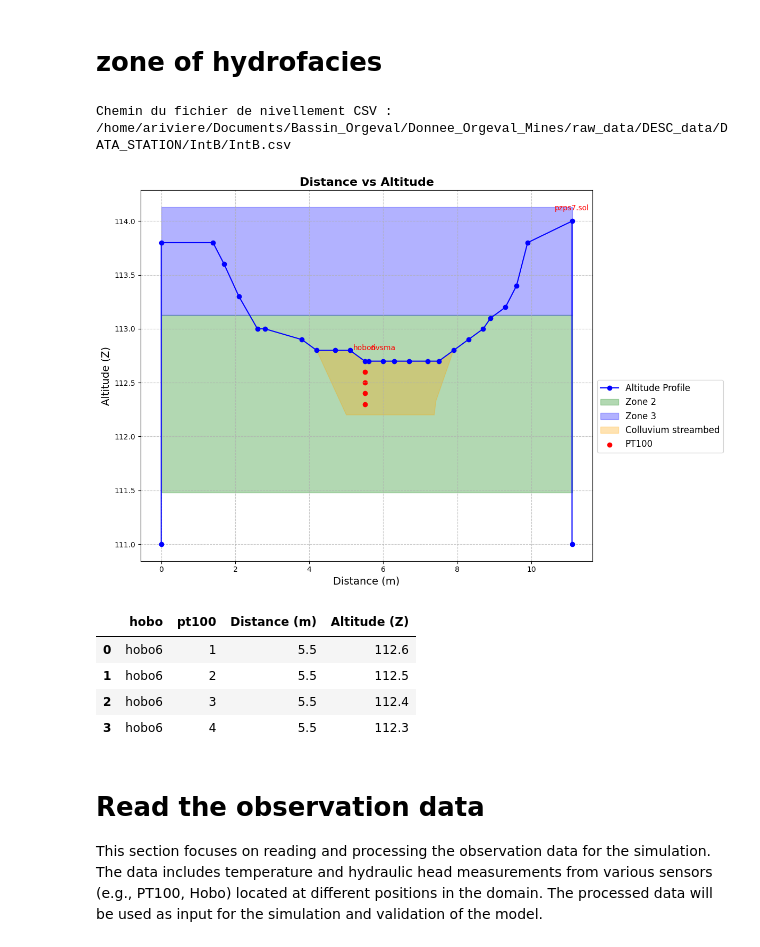
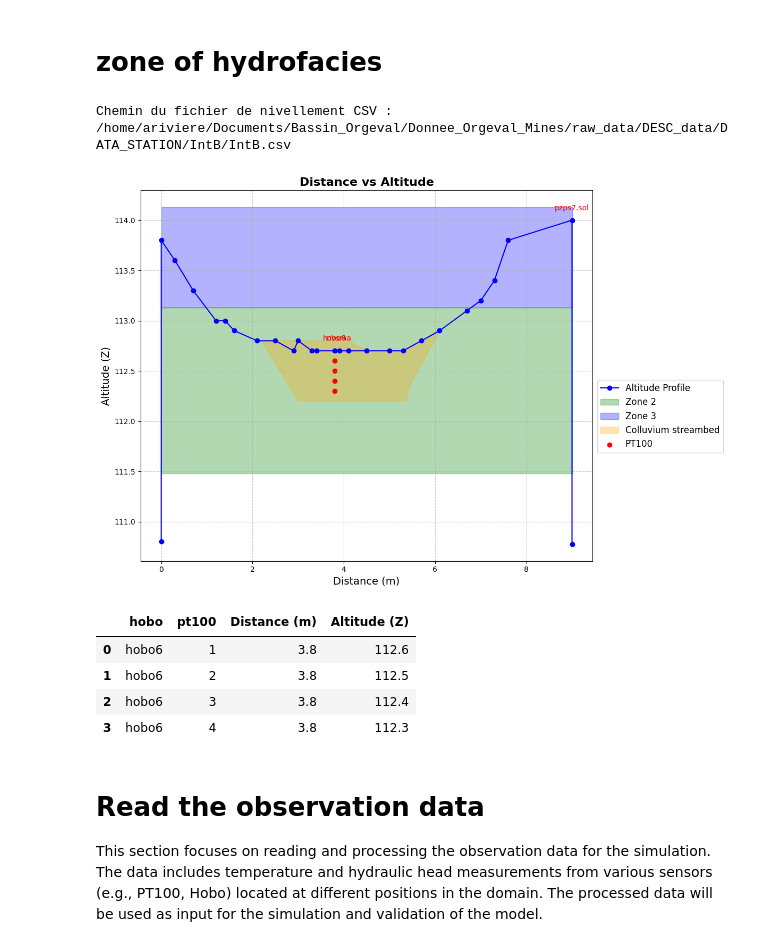
Before and after one commit to agnes-riviere/ginette, a Jupyter notebook: application/RIV2D/1_IntB_test.ipynb, the cells around one changed output. Cells and saved outputs as stored; diff of their text form; code cells hidden in the pictures.

```diff
--- a/application/RIV2D/1_IntB_test.ipynb
+++ b/application/RIV2D/1_IntB_test.ipynb
@@ -180,7 +181,7 @@ Station = "IntB"
 Rive_D=0
 plot=True
 meshplot=True
-altitude_min = 111
+altitude_min = 110.775
 dz_pt100=0.10
 dz_pt100first=0.1
 dt=900
@@ -225,34 +226,35 @@ distance_altitude_table,pt100_coord= process_distance_altitude(desc_dir, Station
 # zone 2  Millstone block  xmin=-1 zmin=-3.8 xmax=10 ymin=1
 rect_2 = np.array([
     [0, 113.13],
-    [11.1, 113.13],
-    [11.1, 111.48],
+    [9, 113.13],
+    [9, 111.48],
     [0, 111.48]
 ])
 # limon loam
 rect_3 = np.array([
     [0, 114.13],
-    [11.1, 114.13],
-    [11.1,113.13],
+    [9, 114.13],
+    [9,113.13],
     [0, 113.13]])
 
 # zone 4  zh streambed colluvial
 poly_4= np.array([
-    [7.9, 112.8],
-    [7.5, 112.7],
-    [7.2, 112.7],
-    [6.7, 112.7],
-    [6.3, 112.7],
-    [6, 112.7],
-    [5.6, 112.7],
-    [5.5, 112.7],
-    [5.1, 112.8],
-    [4.7, 112.8],
-    [4.2, 112.8],
-    [5.00214, 112.2],
-    [5.46789, 112.2],
-    [7.37692, 112.2],
-    [7.42475, 112.33166]
+    [6.1, 112.9],
+    [5.7,112.8],
+    [5.3,112.7],
+    [5., 112.7],
+    [4.7, 112.7],
+    [4.3, 112.7],
+    [4, 112.7],
+    [4.6, 112.7],
+    [4.5, 112.7],
+    [4.1, 112.8],
+    [2.7, 112.8],
+    [2.2, 112.8],
+    [3.00214, 112.2],
+    [3.46789, 112.2],
+    [5.37692, 112.2],
+    [5.42475, 112.33166]
 ])
 
 #
@@ -293,42 +295,42 @@ if plot:
 
 
 # Tracer les capteurs de température PT100
     if not pt100_coord.empty:
         pt100_label_added = False  # Variable pour suivre si le label "PT100" a été ajouté
         for i in range(len(pt100_coord)):
             plt.scatter(
                 pt100_coord["Distance (m)"][i],
                 pt100_coord["Altitude (Z)"][i],
                 color='red',
                 label="PT100" if not pt100_label_added else None  # Ajouter le label uniquement une fois
             )
             pt100_label_added = True  # Marquer que le label a été ajouté
     # Add titles and labels    # Initialize the neighbors as -99 (no neighbor)
     # The neighbors are stored in the ivois DataFrame
     plt.title("Distance vs Altitude", fontsize=16, fontweight='bold')
     plt.xlabel("Distance (m)", fontsize=14)
     plt.ylabel("Altitude (Z)", fontsize=14)
 
     # Add grid and legend
     plt.grid(True, linestyle='--', alpha=0.7)
  # Ajouter la légende en dehors de la figure, à droite
     plt.legend(fontsize=12, loc='upper left', bbox_to_anchor=(1, 0.5))
 
     # Show the plot
     plt.tight_layout()
     plt.show()
 #
 # %% [output]
 Chemin du fichier de nivellement CSV : /home/ariviere/Documents/Bassin_Orgeval/Donnee_Orgeval_Mines/raw_data/DESC_data/DATA_STATION/IntB/IntB.csv
-[figure, old version]
+[figure, new version]
 # %%
 pt100_coord
 # %% [output]
 |  | hobo | pt100 | Distance (m) | Altitude (Z) |
-| 0 | hobo6 | 1 | 5.5 | 112.6 |
-| 1 | hobo6 | 2 | 5.5 | 112.5 |
-| 2 | hobo6 | 3 | 5.5 | 112.4 |
-| 3 | hobo6 | 4 | 5.5 | 112.3 |
+| 0 | hobo6 | 1 | 3.8 | 112.6 |
+| 1 | hobo6 | 2 | 3.8 | 112.5 |
+| 2 | hobo6 | 3 | 3.8 | 112.4 |
+| 3 | hobo6 | 4 | 3.8 | 112.3 |
 # %% [markdown]
 # Read the observation data
 
```
Also changed, not shown: parts of 18 cells of this notebook, 4 other files.
